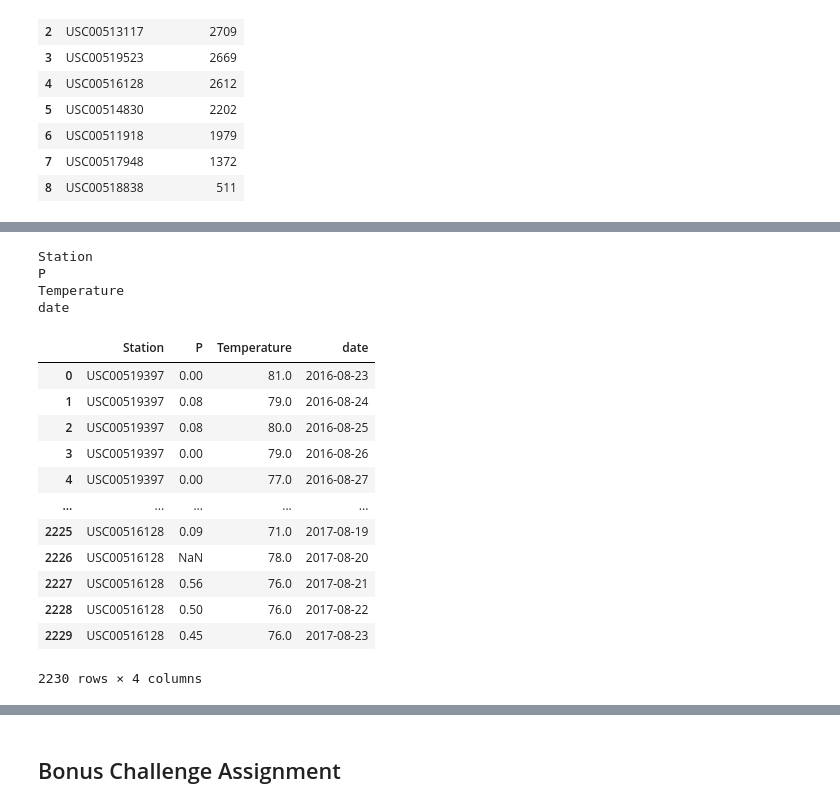
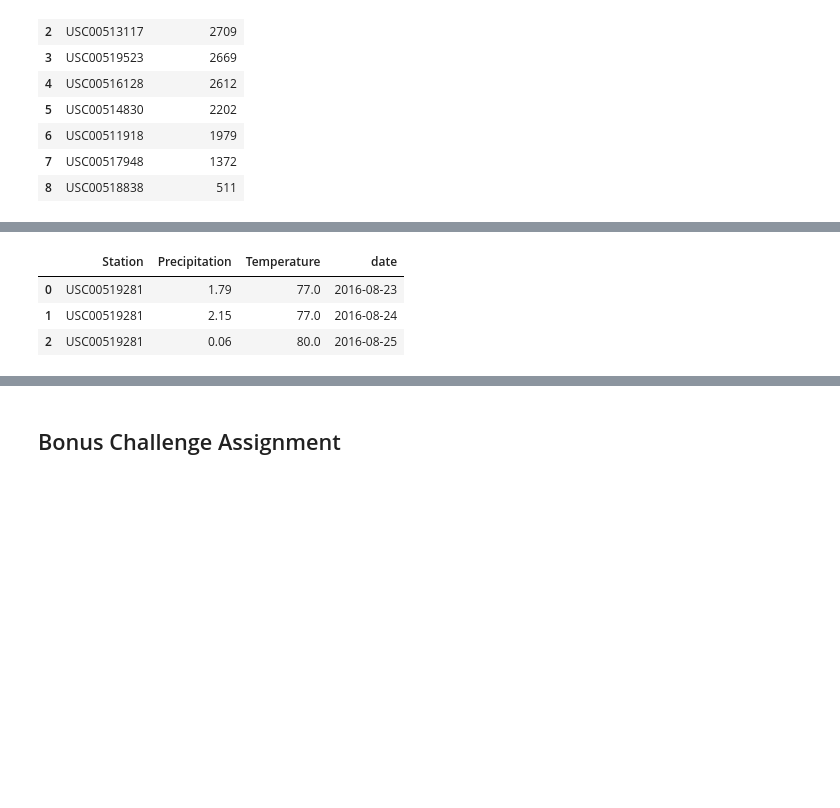
Before and after one commit to annmcnamara/sqlalchemy-challenge, a Jupyter notebook: climate_starter.ipynb, the cells around one changed output, grey strips where cells are left out. Cells and saved outputs as stored; diff of their text form; code cells hidden in the pictures; blank space fills up the shorter version.

```diff
--- a/climate_starter.ipynb
+++ b/climate_starter.ipynb
@@ -228,32 +225,16 @@ for h in highest_temp_obs:
 # print(Station.__dict__.keys())
 # print(Measurement.__dict__.keys())
 # %%
-
+### Get the data for that station
 results = session.query(Measurement.station, Measurement.prcp, Measurement.tobs, Measurement.date)\
+                .filter(Measurement.station == station_tobs) \
                 .filter(and_(Measurement.date >= one_year_before_str, Measurement.date <= last_date_str))
 
+temperature_obs_df = pd.DataFrame(results[:], columns=['Station', 'Precipitation', 'Temperature', 'date'])
 
-temperature_obs_df = pd.DataFrame(results[:], columns=['Station', 'P', 'Temperature', 'date'])
-
-for t in temperature_obs_df:
-    print(t)
-
-temperature_obs_df
+temperature_obs_df.head(3)
 # %% [output]
-Station
-P
-Temperature
-date
-|  | Station | P | Temperature | date |
-| 0 | USC00519397 | 0.00 | 81.0 | 2016-08-23 |
-| 1 | USC00519397 | 0.08 | 79.0 | 2016-08-24 |
-| 2 | USC00519397 | 0.08 | 80.0 | 2016-08-25 |
-| 3 | USC00519397 | 0.00 | 79.0 | 2016-08-26 |
-| 4 | USC00519397 | 0.00 | 77.0 | 2016-08-27 |
-| ... | ... | ... | ... | ... |
-| 2225 | USC00516128 | 0.09 | 71.0 | 2017-08-19 |
-| 2226 | USC00516128 | NaN | 78.0 | 2017-08-20 |
-| 2227 | USC00516128 | 0.56 | 76.0 | 2017-08-21 |
-| 2228 | USC00516128 | 0.50 | 76.0 | 2017-08-22 |
-| 2229 | USC00516128 | 0.45 | 76.0 | 2017-08-23 |
+|  | Station | Precipitation | Temperature | date |
+| 0 | USC00519281 | 1.79 | 77.0 | 2016-08-23 |
+| 1 | USC00519281 | 2.15 | 77.0 | 2016-08-24 |
+| 2 | USC00519281 | 0.06 | 80.0 | 2016-08-25 |
-2230 rows × 4 columns
```
Also changed, not shown: parts of 20 cells of this notebook.
